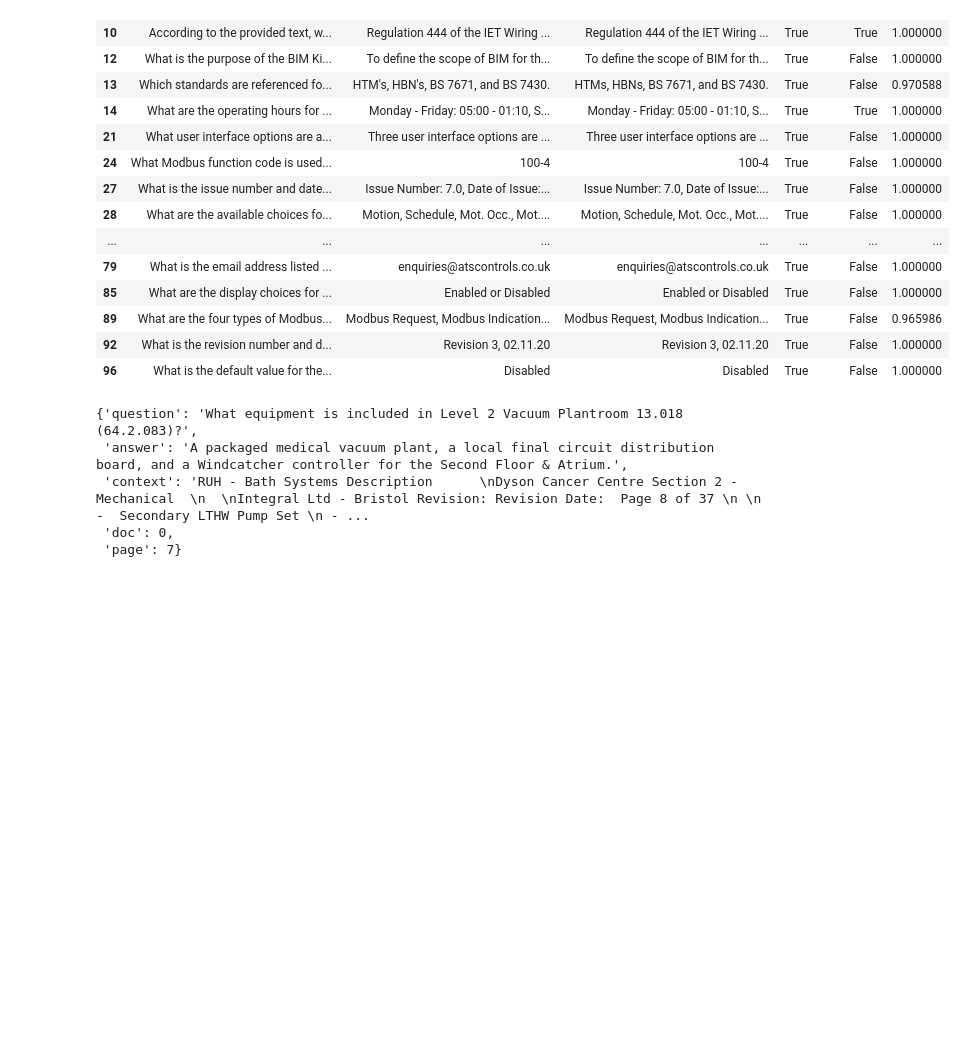
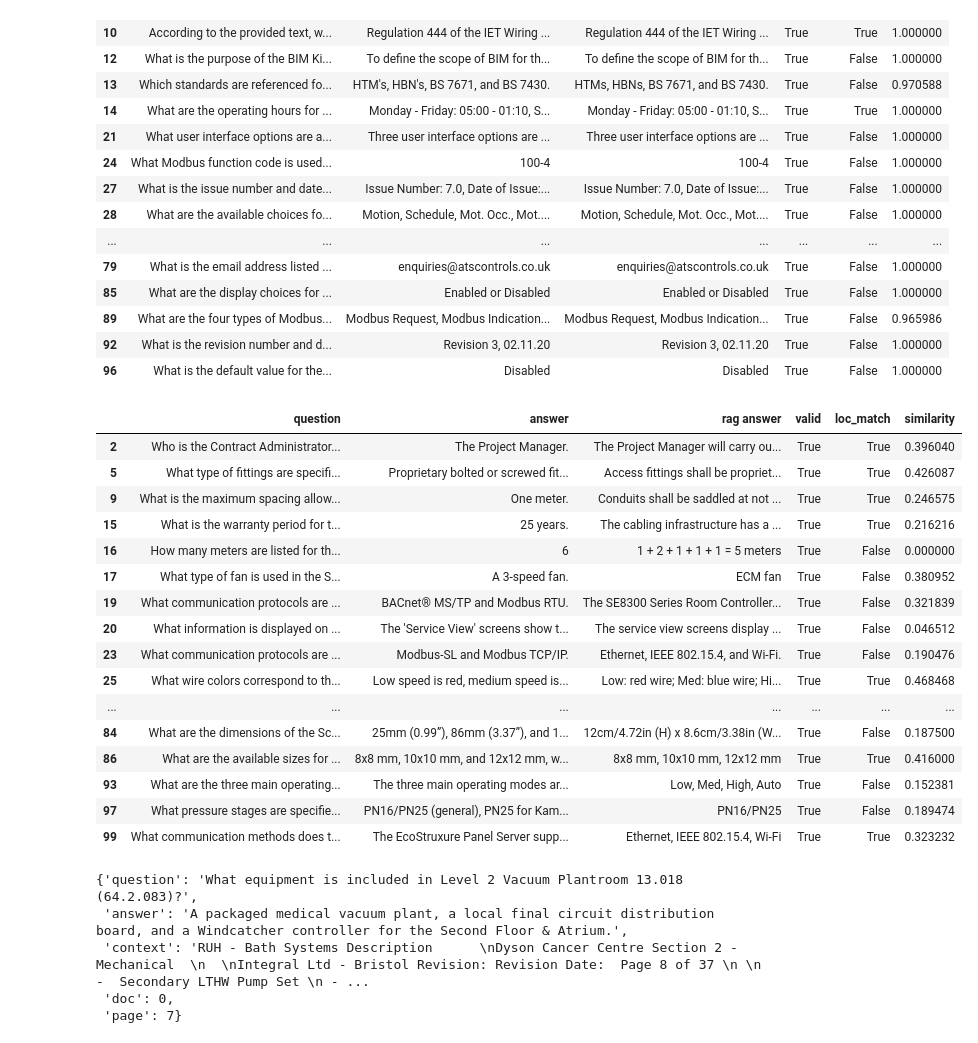
Before and after one commit to OcarinhaOfTime/teci_final_project, a Jupyter notebook: notebooks/rag_metrics.ipynb, the cells around one changed output. Drawn from its saved outputs; the diff is of its cells as text; code cells hidden in the pictures; blank space fills up the shorter version.

```diff
--- a/notebooks/rag_metrics.ipynb
+++ b/notebooks/rag_metrics.ipynb
@@ -139,3 +121,5 @@ open('../metadata/metrics.json', 'w+').write(json.dumps(mtx))
+# %%
+mtx = json.loads(open('../metadata/metrics.json').read())
 # %%
 for q, ans, met in mtx:
     print('Question:', q['question'])
@@ -146,6 +130,7 @@ for q, ans, met in mtx:
     print()
     print('#'*80)
     print()
+    break
 # %% [output]
 Question: What equipment is included in Level 2 Vacuum Plantroom 13.018 (64.2.083)?
 Provided Answer: A packaged medical vacuum plant, a local final circuit distribution board, and a Windcatcher controller for the Second Floor & Atrium.
@@ -219,6 +193,26 @@ df[df.similarity > .95]
 | 89 | What are the four types of Modbus... | Modbus Request, Modbus Indication... | Modbus Request, Modbus Indication... | True | False | 0.965986 |
 | 92 | What is the revision number and d... | Revision 3, 02.11.20 | Revision 3, 02.11.20 | True | False | 1.000000 |
 | 96 | What is the default value for the... | Disabled | Disabled | True | False | 1.000000 |
+# %%
+df[df.similarity < .5]
+# %% [output]
+|  | question | answer | rag answer | valid | loc_match | similarity |
+| 2 | Who is the Contract Administrator... | The Project Manager. | The Project Manager will carry ou... | True | True | 0.396040 |
+| 5 | What type of fittings are specifi... | Proprietary bolted or screwed fit... | Access fittings shall be propriet... | True | True | 0.426087 |
+| 9 | What is the maximum spacing allow... | One meter. | Conduits shall be saddled at not ... | True | True | 0.246575 |
+| 15 | What is the warranty period for t... | 25 years. | The cabling infrastructure has a ... | True | True | 0.216216 |
+| 16 | How many meters are listed for th... | 6 | 1 + 2 + 1 + 1 + 1 = 5 meters | True | False | 0.000000 |
+| 17 | What type of fan is used in the S... | A 3-speed fan. | ECM fan | True | False | 0.380952 |
+| 19 | What communication protocols are ... | BACnet® MS/TP and Modbus RTU. | The SE8300 Series Room Controller... | True | False | 0.321839 |
+| 20 | What information is displayed on ... | The 'Service View' screens show t... | The service view screens display ... | True | False | 0.046512 |
+| 23 | What communication protocols are ... | Modbus-SL and Modbus TCP/IP. | Ethernet, IEEE 802.15.4, and Wi-Fi. | True | False | 0.190476 |
+| 25 | What wire colors correspond to th... | Low speed is red, medium speed is... | Low: red wire; Med: blue wire; Hi... | True | True | 0.468468 |
+| ... | ... | ... | ... | ... | ... | ... |
+| 84 | What are the dimensions of the Sc... | 25mm (0.99”), 86mm (3.37”), and 1... | 12cm/4.72in (H) x 8.6cm/3.38in (W... | True | False | 0.187500 |
+| 86 | What are the available sizes for ... | 8x8 mm, 10x10 mm, and 12x12 mm, w... | 8x8 mm, 10x10 mm, 12x12 mm | True | True | 0.416000 |
+| 93 | What are the three main operating... | The three main operating modes ar... | Low, Med, High, Auto | True | False | 0.152381 |
+| 97 | What pressure stages are specifie... | PN16/PN25 (general), PN25 for Kam... | PN16/PN25 | True | False | 0.189474 |
+| 99 | What communication methods does t... | The EcoStruxure Panel Server supp... | Ethernet, IEEE 802.15.4, Wi-Fi | True | True | 0.323232 |
 # %%
 q, a, m = mtx[0]
 q
```
Also changed, not shown: parts of 4 cells of this notebook, 8 other files.
